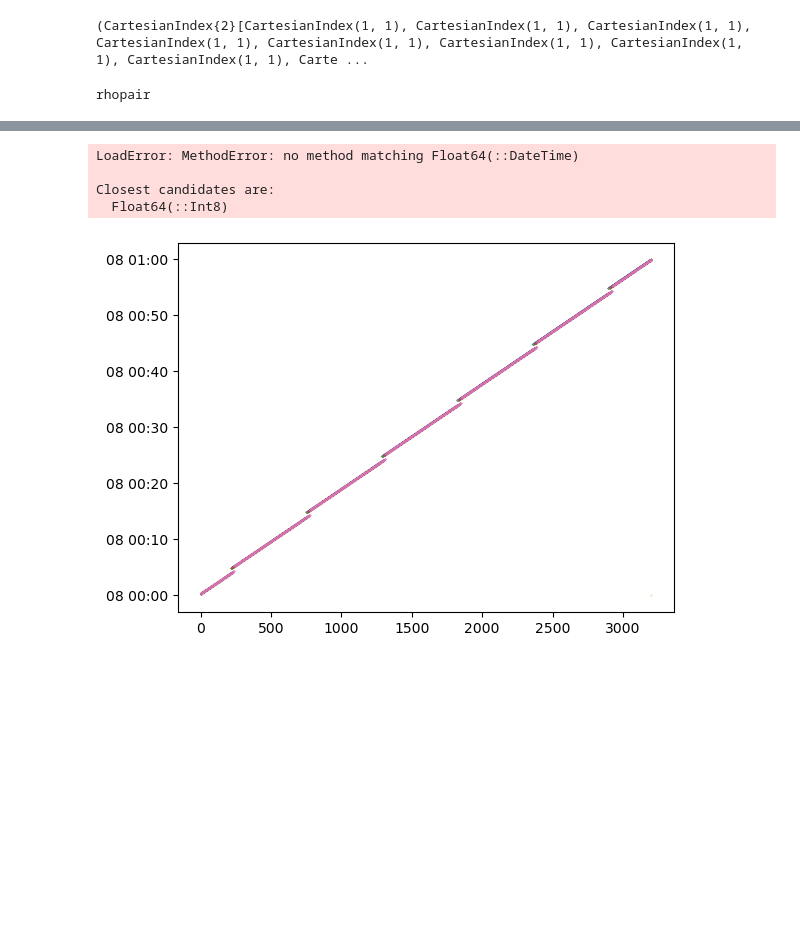
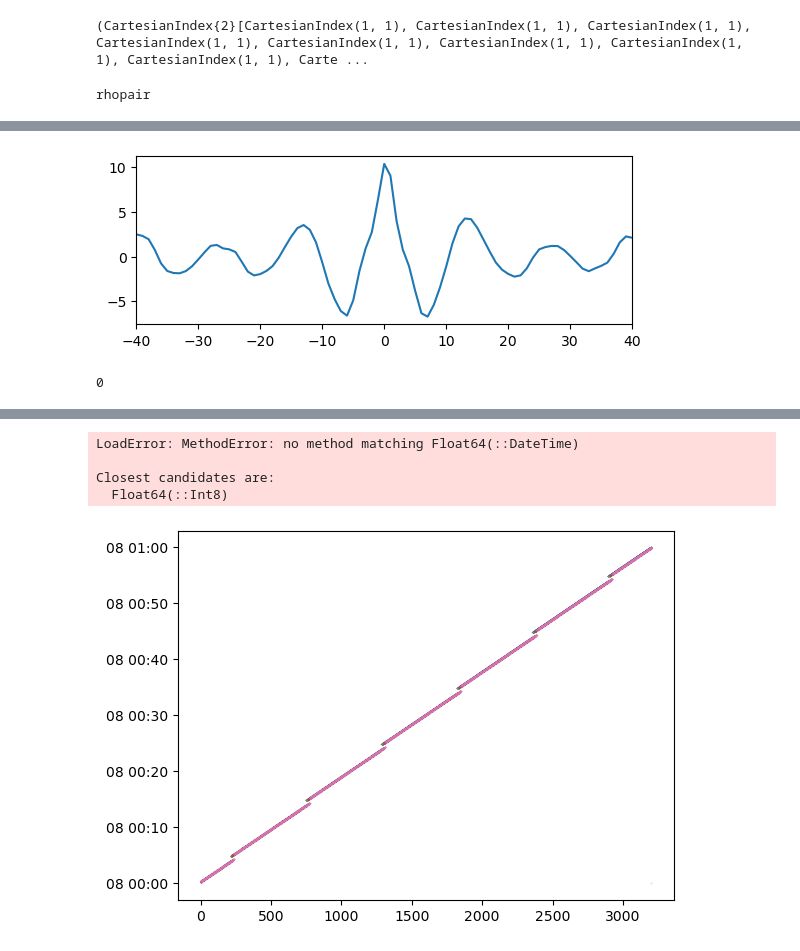
Before and after one commit to deszoeke/lidar, a Jupyter notebook: lidar_turbulence.ipynb, the cells around one changed output, grey strips where cells are left out. Drawn from its saved outputs; the diff is of its cells as text; code cells hidden in the pictures; blank space fills up the shorter version.

```diff
--- a/lidar_turbulence.ipynb
+++ b/lidar_turbulence.ipynb
@@ -410,0 +486,14 @@ Closest candidates are:
+# %%
+# check lags to sync times
+xc = xcorr( hp(mdv[:]), hp(heave) )
+
+clf()
+subplot(2,1,1)
+plot( -(length(mdv)-1):length(mdv)-1, xc )
+xlim([-40, 40])
+#length(xc), 2*(length(mdv)-1) + 1
+argmax(xc) - length(mdv) # 0-lag center moved to 0
+# length(xc), length(mdv), 2*length(heave)
+# %% [output]
+[figure, added]
+0
```
Also changed, not shown: parts of 21 cells of this notebook, 4 other files.
